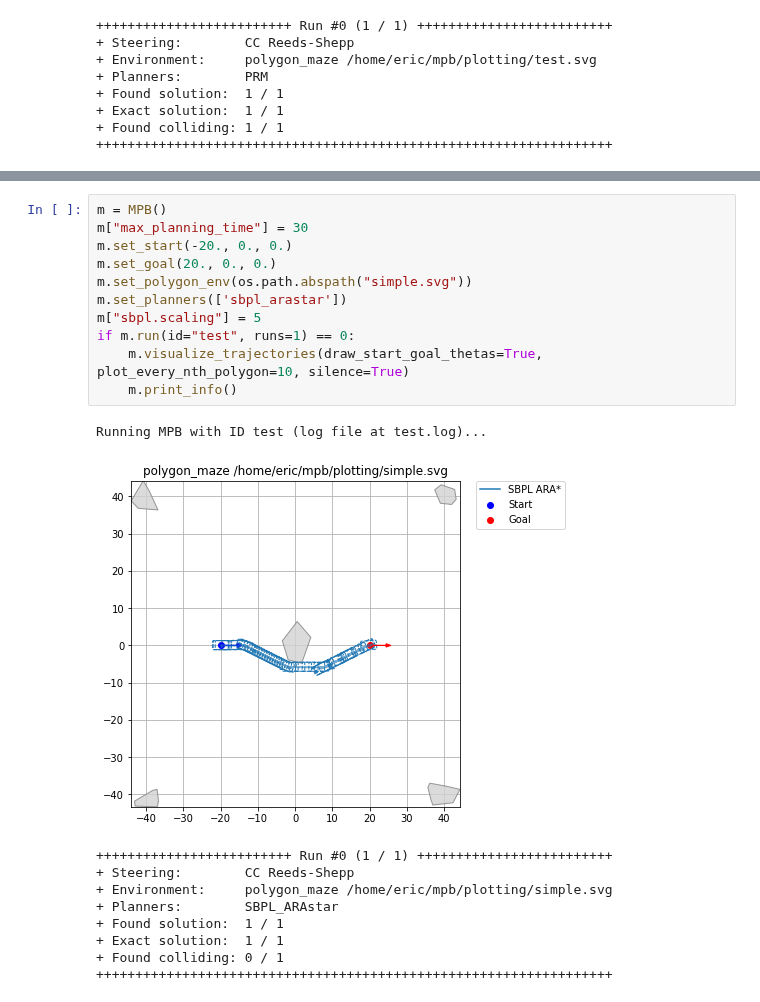
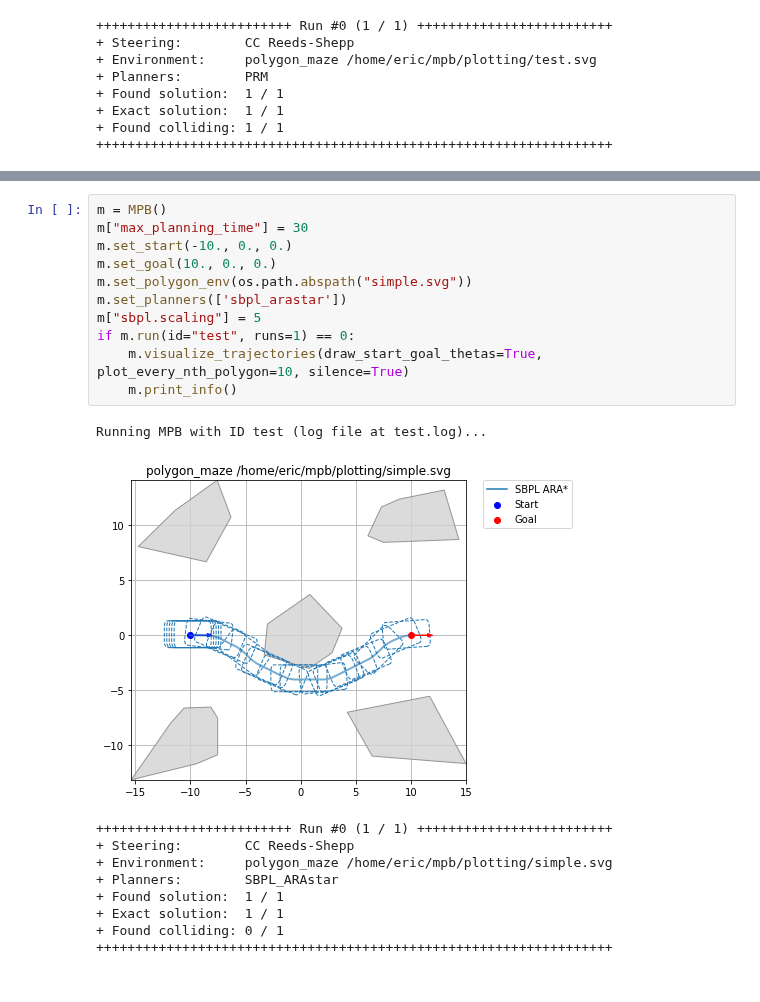
Before and after one commit to robot-motion/bench-mr, a Jupyter notebook: plotting/Polygon Maze Generation.ipynb, the cells around one changed output, grey strips where cells are left out. Saved outputs shown, nothing was run; the diff lists cells and outputs as text.

```diff
--- a/plotting/Polygon Maze Generation.ipynb
+++ b/plotting/Polygon Maze Generation.ipynb
@@ -69,17 +66,17 @@ PMG.plot(obstacles)
 # %%
 m = MPB()
 m["max_planning_time"] = 30
-m.set_start(-20., 0., 0.)
-m.set_goal(20., 0., 0.)
+m.set_start(-10., 0., 0.)
+m.set_goal(10., 0., 0.)
 m.set_polygon_env(os.path.abspath("simple.svg"))
 m.set_planners(['sbpl_arastar'])
 m["sbpl.scaling"] = 5
 if m.run(id="test", runs=1) == 0:
     m.visualize_trajectories(draw_start_goal_thetas=True, plot_every_nth_polygon=10, silence=True)
     m.print_info()
 # %% [output]
 Running MPB with ID test (log file at test.log)...
-[figure, old version]
+[figure, new version]
 +++++++++++++++++++++++++ Run #0 (1 / 1) +++++++++++++++++++++++++
 + Steering:        CC Reeds-Shepp
 + Environment:     polygon_maze /home/eric/mpb/plotting/simple.svg
```
Also changed, not shown: parts of 2 cells of this notebook, 1 other file.
